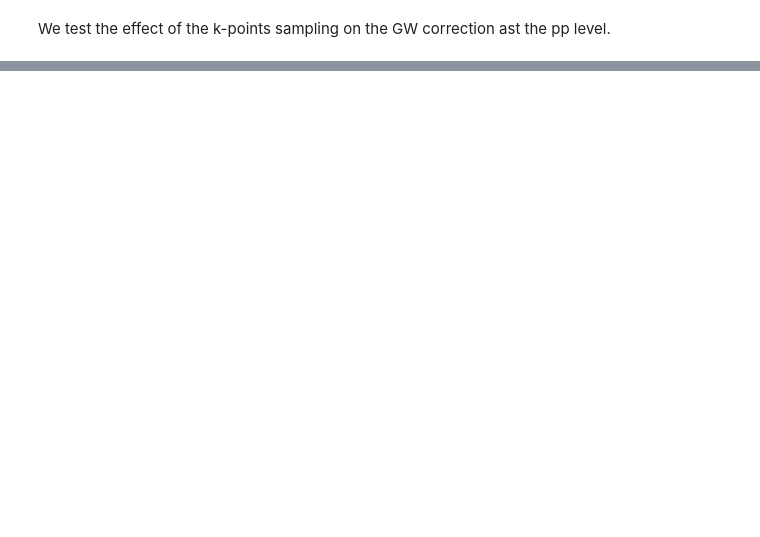
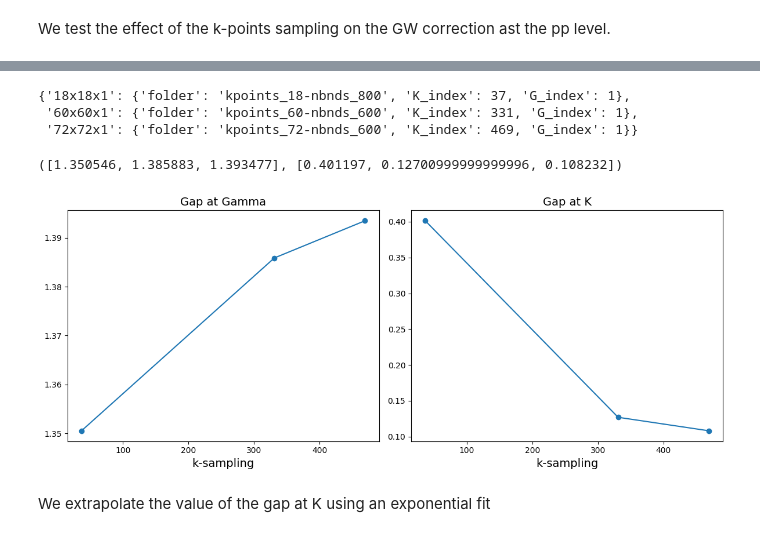
Before and after one commit to marcodalessandro76/Germanene, a Jupyter notebook: GW_Analysis.ipynb, the cells around one changed output, grey strips where cells are left out. Cells and saved outputs as stored; diff of their text form; code cells hidden in the pictures; blank space fills up the shorter version.

```diff
--- a/GW_Analysis.ipynb
+++ b/GW_Analysis.ipynb
@@ -699,0 +799,2 @@ SAVE folder MB_analysis/kpoints_12x36-nbnds_600/SAVE already present. No operati
+# %%
+results = study.run()
@@ -699,0 +812,31 @@ SAVE folder MB_analysis/kpoints_12x36-nbnds_600/SAVE already present. No operati
+# %%
+ksamplings
+# %% [output]
+{'18x18x1': {'folder': 'kpoints_18-nbnds_800', 'K_index': 37, 'G_index': 1},
+ '60x60x1': {'folder': 'kpoints_60-nbnds_600', 'K_index': 331, 'G_index': 1},
+ '72x72x1': {'folder': 'kpoints_72-nbnds_600', 'K_index': 469, 'G_index': 1}}
+# %%
+G_index = 1
+K_index = [37,37,331,331,469,469]
+# %%
+gap_G = [results[ind].data.get_gap(k_full=G_index,band_full=start_band,verbose=False) for ind in [0,2,4]]
+gap_K = [results[ind].data.get_gap(k_full=K_index[ind],band_full=start_band,verbose=False) for ind in [1,3,5]]
+gap_G,gap_K
+# %% [output]
+([1.350546, 1.385883, 1.393477], [0.401197, 0.12700999999999996, 0.108232])
+# %%
+kpoints =  [37,331,469]
+fig, axes = plt.subplots(nrows=1, ncols=2, figsize=(12, 5))
+axes[0].plot(kpoints,gap_G)
+axes[0].scatter(kpoints,gap_G)
+axes[0].set_title('Gap at Gamma',size=14)
+axes[0].set_xlabel('k-sampling',size=14)
+axes[1].plot(kpoints, gap_K)
+axes[1].scatter(kpoints,gap_K)
+axes[1].set_xlabel('k-sampling',size=14)
+axes[1].set_title('Gap at K',size=14)
+fig.tight_layout()
+# %% [output]
+[figure, added]
+# %% [markdown]
+We extrapolate the value of the gap at K using an exponential fit
```
Also changed, not shown: parts of 30 cells of this notebook.
